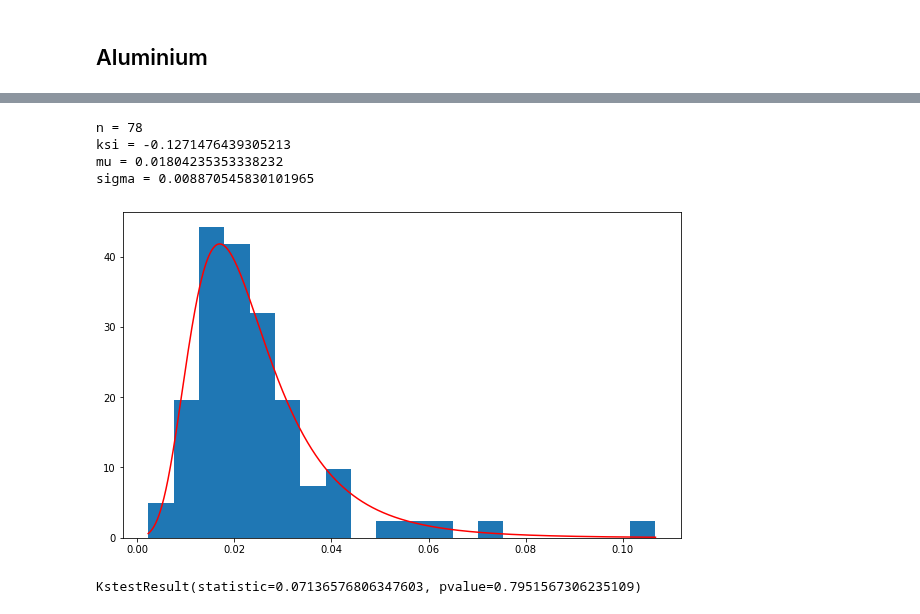
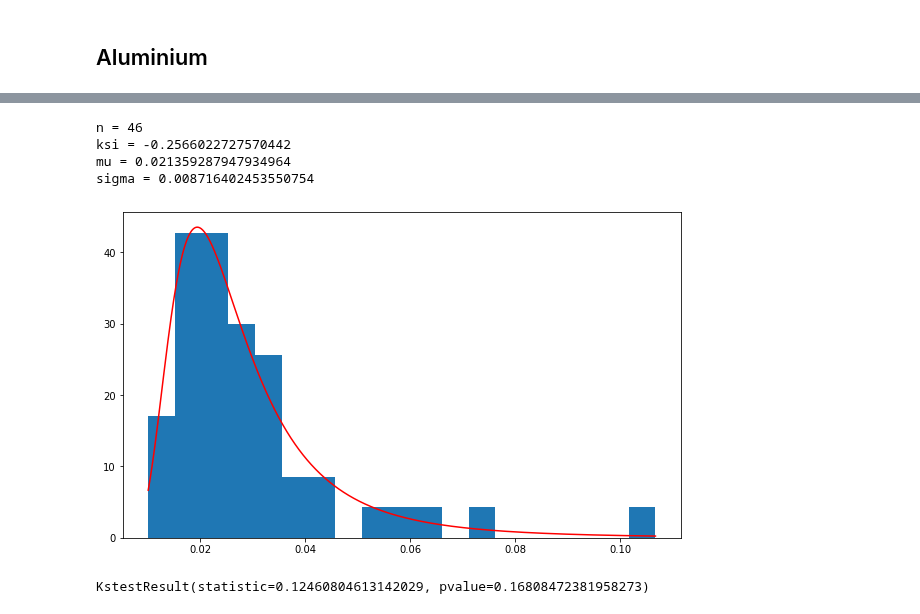
Before and after one commit to Szymex49/NVIDIA_risk_management, a Jupyter notebook: Malec_python.ipynb, the cells around one changed output, grey strips where cells are left out. Cells and saved outputs as stored; diff of their text form; code cells hidden in the pictures.

```diff
--- a/Malec_python.ipynb
+++ b/Malec_python.ipynb
@@ -277,29 +279,29 @@ len(X)
 # %%
 L = []
-step = 6
+step = 10
 i = step
 while i < len(X) + 1:
     L.append(max(X[i-step:i]))
     i += step
 print('n =', len(L))
 
 ksi, mu, sigma = sp.genextreme.fit(L)
 print('ksi =', ksi)
 print('mu =', mu)
 print('sigma =', sigma)
 
 plt.figure(figsize=(10, 6))
-plt.hist(L, bins=20, density=True)
+plt.hist(L, bins=19, density=True)
 xs = np.linspace(min(L), max(L), 1000)
 plt.plot(xs, sp.genextreme.pdf(xs, ksi, mu, sigma), c='red')
 plt.show()
 # %% [output]
-n = 78
-ksi = -0.1271476439305213
-mu = 0.01804235353338232
-sigma = 0.008870545830101965
+n = 46
+ksi = -0.2566022727570442
+mu = 0.021359287947934964
+sigma = 0.008716402453550754
-[figure, old version]
+[figure, new version]
 # %%
 sp.kstest(L, 'genextreme', [ksi, mu, sigma])
 # %% [output]
-KstestResult(statistic=0.07136576806347603, pvalue=0.7951567306235109)
+KstestResult(statistic=0.12460804613142029, pvalue=0.16808472381958273)
```
Also changed, not shown: parts of 4 cells of this notebook.
